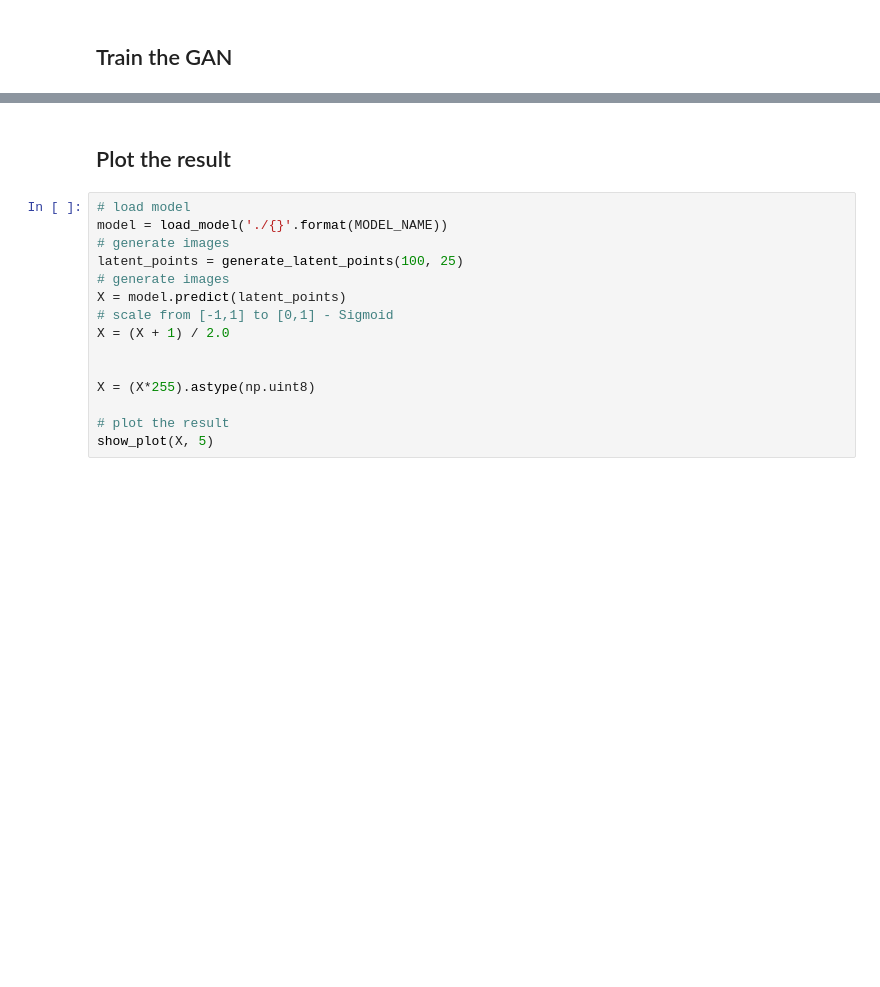
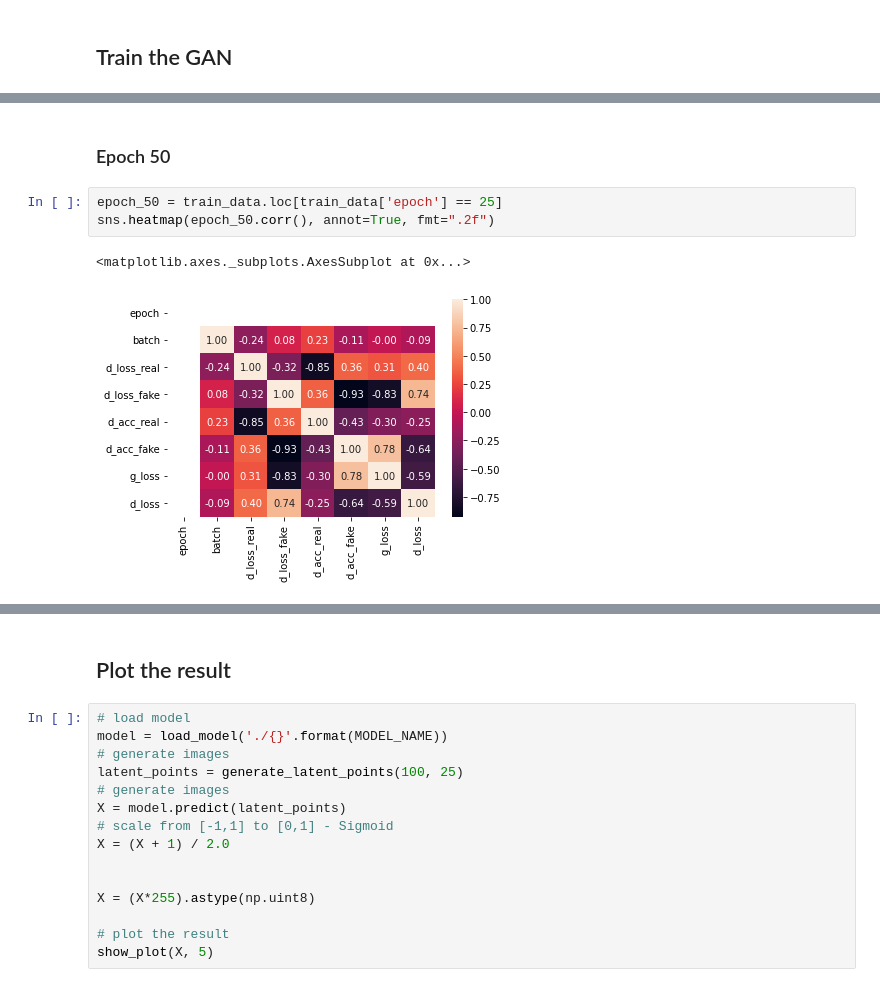
Before and after one commit to dodonas/DL_Final_Project_GAN, a Jupyter notebook: DL_FINAL_PROJECT_Conditional_GAN.ipynb, the cells around one changed output, grey strips where cells are left out. Saved outputs shown, nothing was run; the diff lists cells and outputs as text; blank space fills up the shorter version.

```diff
--- a/DL_FINAL_PROJECT_Conditional_GAN.ipynb
+++ b/DL_FINAL_PROJECT_Conditional_GAN.ipynb
@@ -358,0 +386,8 @@ WARNING:tensorflow:Compiled the loaded model, but the compiled metrics have yet
+# %% [markdown]
+### Epoch 50
+# %%
+epoch_50 = train_data.loc[train_data['epoch'] == 25]
+sns.heatmap(epoch_50.corr(), annot=True, fmt=".2f")
+# %% [output]
+<matplotlib.axes._subplots.AxesSubplot at 0x...>
+[figure, added]
```
Also changed, not shown: parts of 15 cells of this notebook.
